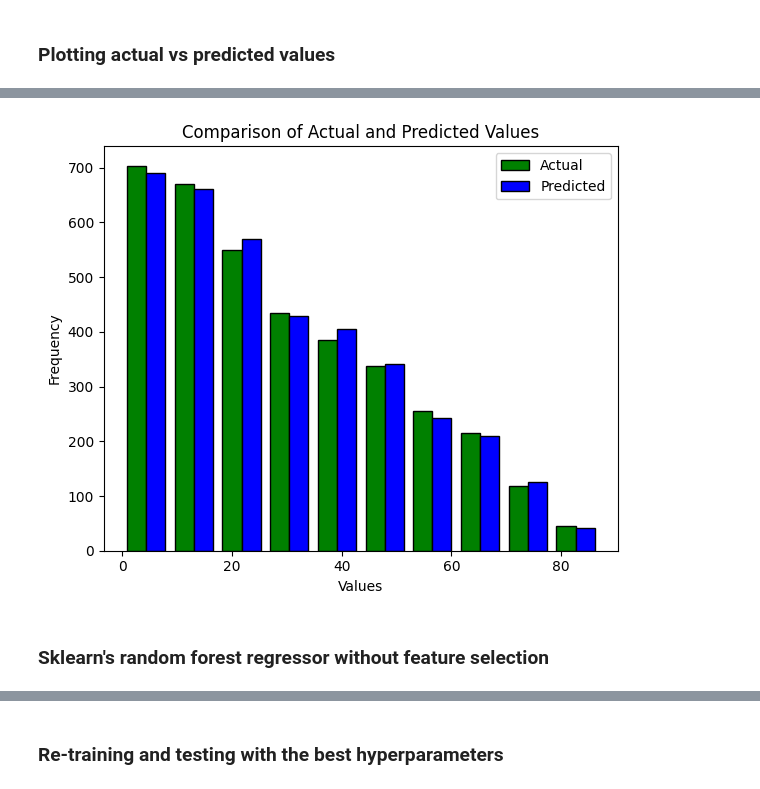
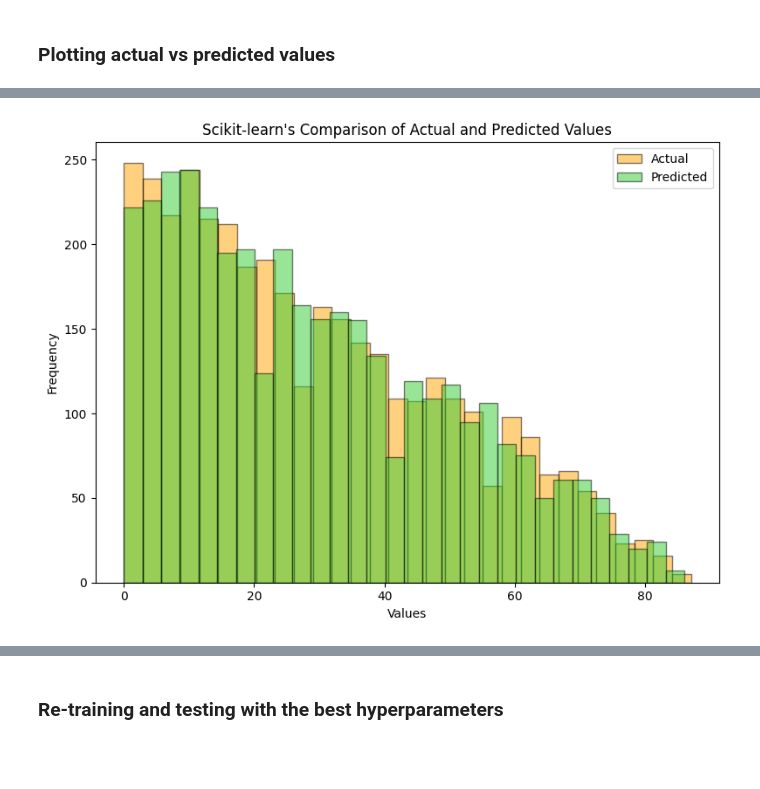
Before and after one commit to baari-ali/hard-drive-predictive-maintenance, a Jupyter notebook: src/sklearn_dt_and_rf.ipynb, the cells around one changed output, grey strips where cells are left out. Cells and saved outputs as stored; diff of their text form; code cells hidden in the pictures; blank space fills up the shorter version.

Commit message:
Added more plots for the RUL predictions

```diff
--- a/src/sklearn_dt_and_rf.ipynb
+++ b/src/sklearn_dt_and_rf.ipynb
@@ -104,8 +104,0 @@ Wall time: 46.3 ms
-# %%
-%%time
-
-dtr = DecisionTreeRegressor(max_depth=40, min_samples_split=2, random_state=0)
-dtr.fit(X_train, y_train)
-y_pred = dtr.predict(X_test)
-
-regression_metrics(y_test, y_pred, model_name='Decision Tree')
@@ -123,8 +109,8 @@ Wall time: 156 ms
 
 hyperparameter_values = {'max_depth': [], 'min_samples_split': [], 'mse': [], 'rmse': [], 'mae': [], 'r2': []}
 
-for max_depth in range(2, 101, 2):
-    for min_samples_split in range(2, 21, 2):
+for max_depth in range(2, 41, 2):
+    for min_samples_split in range(2, 5, 2):
         tree = DecisionTreeRegressor(max_depth=max_depth, min_samples_split=min_samples_split, random_state=0)
         tree.fit(X_train, y_train)
         y_pred = tree.predict(X_test)
@@ -166,18 +149,0 @@ hyperparameter_df.sort_values('r2', ascending=False).head()
-# %%
-%%time
-
-param_dist = {
-    'max_depth': np.arange(2, 101, 2),
-    'min_samples_split': np.arange(2, 21, 2)
-}
-
-dt = DecisionTreeRegressor(random_state=0)
-grid_search = GridSearchCV(dt, param_grid=param_dist, scoring='r2', n_jobs=-1, cv=5)
-grid_search.fit(X_train, y_train)
-best_model = grid_search.best_estimator_
-y_pred_best = best_model.predict(X_test)
-
-best_params = grid_search.best_params_
-print("Best Hyperparameters:", best_params)
-
-regression_metrics(y_test, y_pred_best, model_name='Tuned tree')
@@ -200,7 +158,7 @@ param_dist = {
 }
 
 tree = DecisionTreeRegressor(random_state=0)
-random_search = RandomizedSearchCV(tree, param_distributions=param_dist, n_iter=50, scoring='r2', n_jobs=-1, cv=5, random_state=0)
+random_search = RandomizedSearchCV(tree, param_distributions=param_dist, n_iter=50, scoring='r2', n_jobs=-1, random_state=0)
 random_search.fit(X_train, y_train)
 best_model = random_search.best_estimator_
 y_pred_best = best_model.predict(X_test)
@@ -271,6 +239,7 @@ plot_distribution(y_pred_dtr, title='Distribution of Predicted Values', xlabel='
 # %%
-plot_histogram(y_test, y_pred_dtr)
+plot_histogram(y_true=y_test,
+               y_pred=y_pred_dtr,
+               title="Scikit-learn's Comparison of Actual and Predicted Values",
+               save_path='../img/histogram_decision_tree_sklearn.png')
 # %% [output]
-[figure, old version]
+[figure, new version]
-# %% [markdown]
-### Sklearn's random forest regressor without feature selection
```
Also changed, not shown: parts of 48 cells of this notebook, 1 other file.
